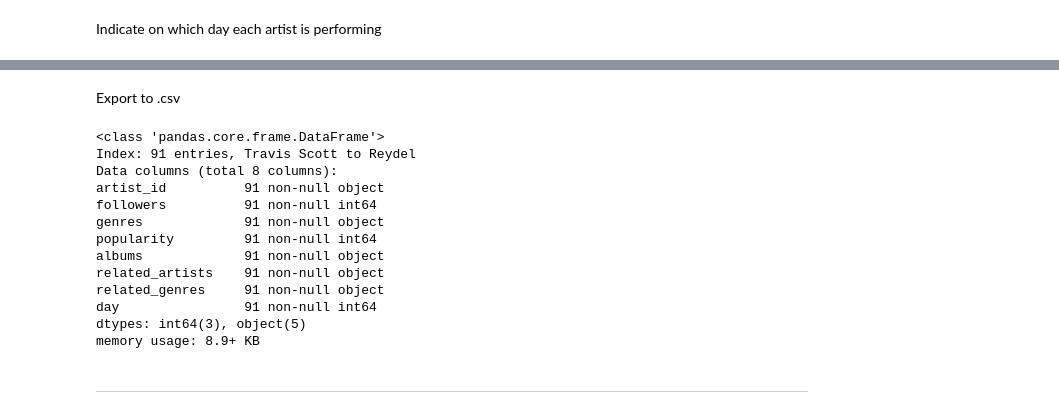
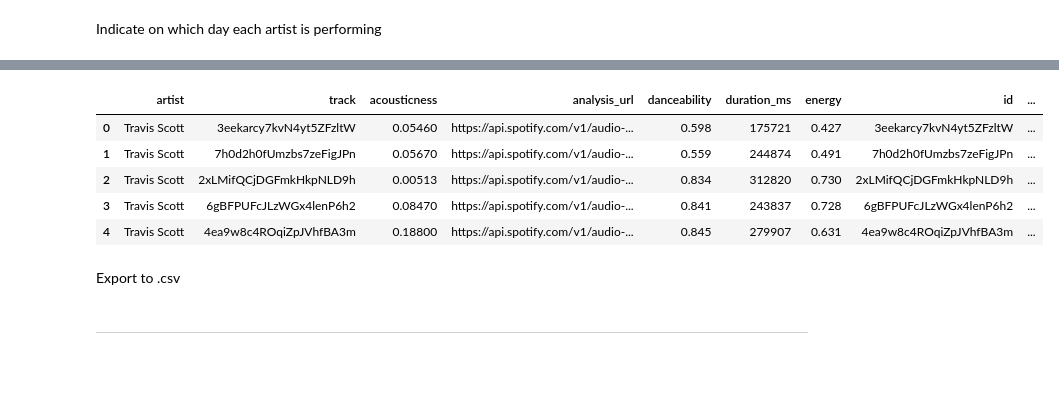
Before and after one commit to martinsoko/recopalooza, a Jupyter notebook: Spotify.ipynb, the cells around one changed output, grey strips where cells are left out. Saved outputs shown, nothing was run; the diff lists cells and outputs as text; code cells hidden in the pictures; blank space fills up the shorter version.

Commit message:
EDA viz with Plotly and tracks audio feats.

```diff
--- a/Spotify.ipynb
+++ b/Spotify.ipynb
@@ -104,6 +104,26 @@ def get_related_artists(artist_id, token):
         print('Error during the request.')
         print(r.status_code)
         print(r.text)
+
+def get_artist_top_tracks(artist_id, token, country_code='AR'):
+    '''
+    Receives artist_id, a valid token and a country_code and returns the artist's top tracks IDs.
+    '''
+    header = {'Authorization': f'Bearer {token}'}
+    r = requests.get(f'https://api.spotify.com/v1/artists/{artist_id}/top-tracks?country={country_code}', headers=header)
+    if r.status_code == 200:
+        return [track['id'] for track in r.json()['tracks']]
+    else:
+        print('Error during the request.')
+
+def get_track_audio_features(track_id, token):
+    '''
+    Receives track_id and a valid token and returns the track's audio features.
+    '''
+    header = {'Authorization': f'Bearer {token}'}
+    r = requests.get(f'https://api.spotify.com/v1/audio-features/{track_id}', headers=header)
+    if r.status_code == 200:
+        return r.json()
 # %% [markdown]
 Read the credentials from 'credentials.txt'
 # %%
@@ -222,6 +242,8 @@ df_artists[['followers', 'genres', 'popularity']] = df_artists.apply(lambda x: g
                                                                      axis=1, result_type='expand')
 # %%
 df_artists['albums'] = df_artists.apply(lambda x: get_artist_albums(x['artist_id'], token=token), axis=1)
+# %%
+df_artists['top_tracks'] = df_artists.apply(lambda x: get_artist_top_tracks(x['artist_id'], token=token), axis=1)
 # %%
 df_artists[['related_artists', 'related_genres']] = df_artists.apply(lambda x: get_related_artists(x['artist_id'], token=token),
                                                                      axis=1, result_type='expand')
@@ -244,0 +267,10 @@ df_artists.head()
+# %%
+import itertools
+
+tuples = []
+for artist, tracks in zip(df_artists.index, df_artists['top_tracks']):
+    for element in itertools.product([artist], tracks):
+        tuples.append(element)
+
+df_tracks = pd.MultiIndex.from_tuples(tuples, names=['artist', 'track']).to_frame(index=False)
+df_tracks.head(20)
@@ -245,20 +300,13 @@ df_artists.head()
+# %%
+df_tracks.head()
+# %% [output]
+|  | artist | track | acousticness | analysis_url | danceability | duration_ms | energy | id | ... |
+| 0 | Travis Scott | 3eekarcy7kvN4yt5ZFzltW | 0.05460 | https://api.spotify.com/v1/audio-... | 0.598 | 175721 | 0.427 | 3eekarcy7kvN4yt5ZFzltW | ... |
+| 1 | Travis Scott | 7h0d2h0fUmzbs7zeFigJPn | 0.05670 | https://api.spotify.com/v1/audio-... | 0.559 | 244874 | 0.491 | 7h0d2h0fUmzbs7zeFigJPn | ... |
+| 2 | Travis Scott | 2xLMifQCjDGFmkHkpNLD9h | 0.00513 | https://api.spotify.com/v1/audio-... | 0.834 | 312820 | 0.730 | 2xLMifQCjDGFmkHkpNLD9h | ... |
+| 3 | Travis Scott | 6gBFPUFcJLzWGx4lenP6h2 | 0.08470 | https://api.spotify.com/v1/audio-... | 0.841 | 243837 | 0.728 | 6gBFPUFcJLzWGx4lenP6h2 | ... |
+| 4 | Travis Scott | 4ea9w8c4ROqiZpJVhfBA3m | 0.18800 | https://api.spotify.com/v1/audio-... | 0.845 | 279907 | 0.631 | 4ea9w8c4ROqiZpJVhfBA3m | ... |
 # %% [markdown]
 Export to .csv
 # %%
 df_artists.to_csv('artists.csv', index_label='artist')
-# %%
-df_artists.info()
-# %% [output]
-<class 'pandas.core.frame.DataFrame'>
-Index: 91 entries, Travis Scott to Reydel
-Data columns (total 8 columns):
-artist_id          91 non-null object
-followers          91 non-null int64
-genres             91 non-null object
-popularity         91 non-null int64
-albums             91 non-null object
-related_artists    91 non-null object
-related_genres     91 non-null object
-day                91 non-null int64
-dtypes: int64(3), object(5)
-memory usage: 8.9+ KB
```
Also changed, not shown: parts of 5 cells of this notebook, 10 other files.
